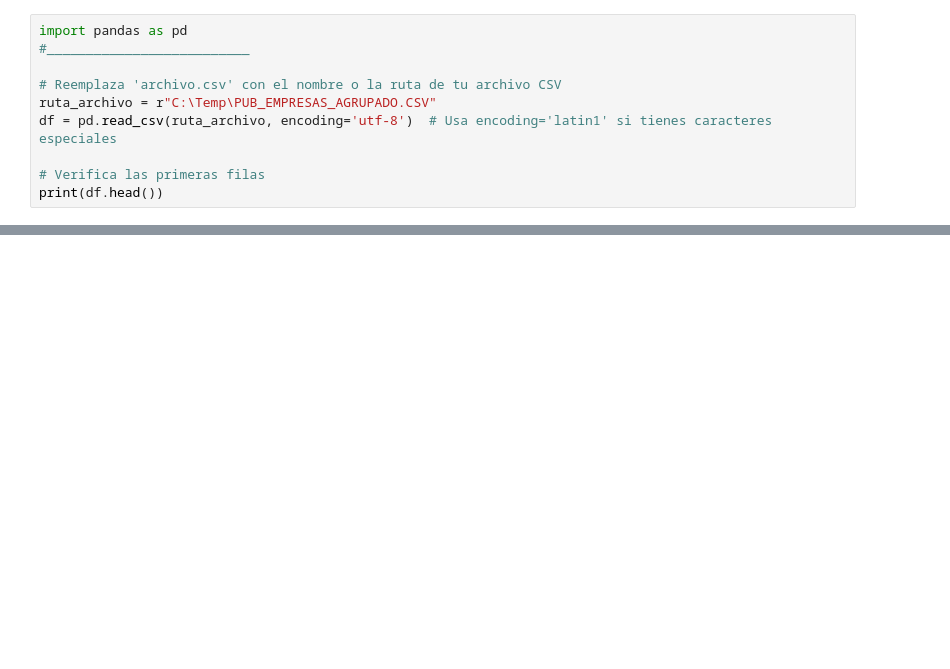
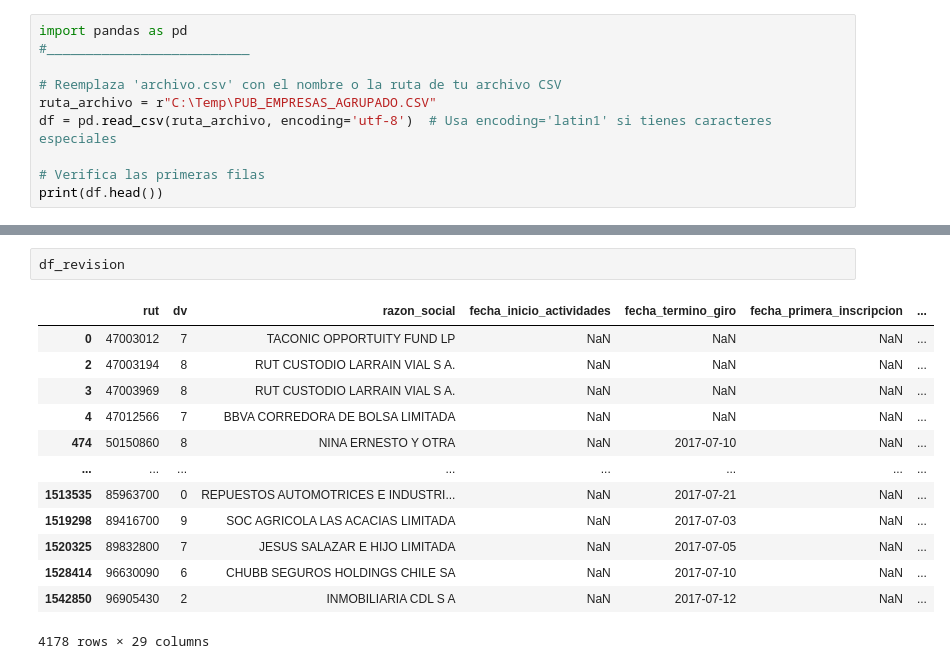
Before and after one commit to Vfuentealba/AnalisisPyme, a Jupyter notebook: notebooks/analiza_datos.ipynb, the cells around one changed output, grey strips where cells are left out. Saved outputs shown, nothing was run; the diff lists cells and outputs as text; blank space fills up the shorter version.

```diff
--- a/notebooks/analiza_datos.ipynb
+++ b/notebooks/analiza_datos.ipynb
@@ -97,0 +204,16 @@ df_agrupado[df_agrupado['fecha_primera_inscripcion_first'].isnull()][['fecha_ini
+# %%
+df_revision
+# %% [output]
+|  | rut | dv | razon_social | fecha_inicio_actividades | fecha_termino_giro | fecha_primera_inscripcion | ... |
+| 0 | 47003012 | 7 | TACONIC OPPORTUITY FUND LP | NaN | NaN | NaN | ... |
+| 2 | 47003194 | 8 | RUT CUSTODIO LARRAIN VIAL S A. | NaN | NaN | NaN | ... |
+| 3 | 47003969 | 8 | RUT CUSTODIO LARRAIN VIAL S A. | NaN | NaN | NaN | ... |
+| 4 | 47012566 | 7 | BBVA CORREDORA DE BOLSA LIMITADA | NaN | NaN | NaN | ... |
+| 474 | 50150860 | 8 | NINA ERNESTO Y OTRA | NaN | 2017-07-10 | NaN | ... |
+| ... | ... | ... | ... | ... | ... | ... | ... |
+| 1513535 | 85963700 | 0 | REPUESTOS AUTOMOTRICES E INDUSTRI... | NaN | 2017-07-21 | NaN | ... |
+| 1519298 | 89416700 | 9 | SOC AGRICOLA LAS ACACIAS LIMITADA | NaN | 2017-07-03 | NaN | ... |
+| 1520325 | 89832800 | 7 | JESUS SALAZAR E HIJO LIMITADA | NaN | 2017-07-05 | NaN | ... |
+| 1528414 | 96630090 | 6 | CHUBB SEGUROS HOLDINGS CHILE SA | NaN | 2017-07-10 | NaN | ... |
+| 1542850 | 96905430 | 2 | INMOBILIARIA CDL S A | NaN | 2017-07-12 | NaN | ... |
+4178 rows × 29 columns
```
Also changed, not shown: parts of 10 cells of this notebook.
